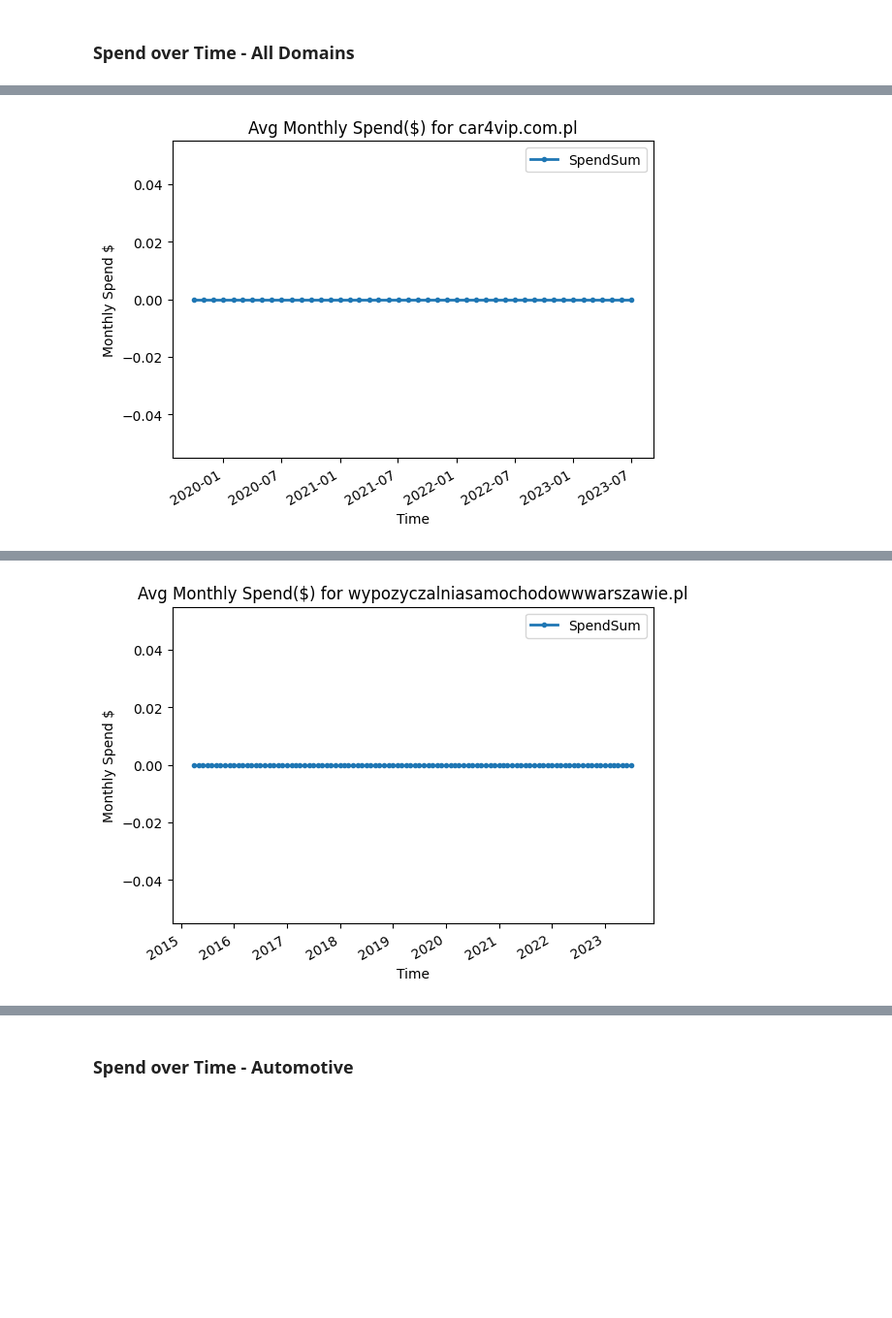
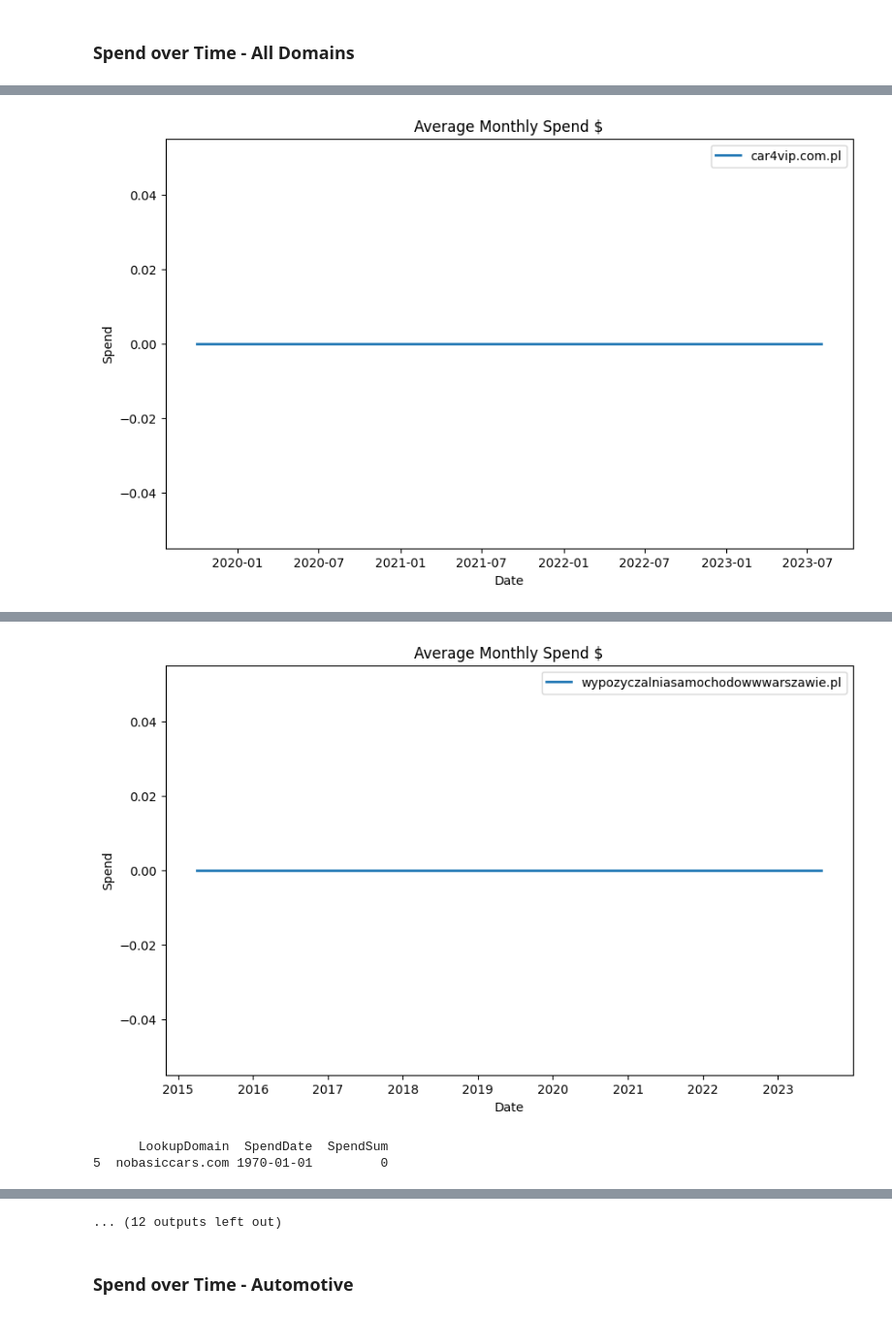
Before and after one commit to limorl/playground-sand-python, a Jupyter notebook: notebooks/payu-poc.ipynb, the cells around one changed output, grey strips where cells are left out. Shown at 97% size. Cells and saved outputs as stored; diff of their text form; code cells hidden in the pictures; blank space fills up the shorter version.

Commit message:
fix spend date over time plotting

```diff
--- a/notebooks/payu-poc.ipynb
+++ b/notebooks/payu-poc.ipynb
@@ -303,5 +231,6 @@ domains_all = ['car4vip.com.pl', 'wypozyczalniasamochodowwwarszawie.pl', 'nobasi
 # %%
 for domain in domains_all:
     sd_for_domain = spend_data.loc[spend_data['LookupDomain'] == domain]
-    plot_count_over_time(sd_for_domain, 'Avg Monthly Spend($) for ' + domain, 'SpendDate', 'SpendSum', 'Monthly Spend $')
+    print(sd_for_domain[['LookupDomain', 'SpendDate', 'SpendSum']], '\n')
+    plot_spend_over_time_for_domains(spend_data, [domain])
 # %% [output]
@@ -308 +240 @@ for domain in domains_all:
-[figure, old version]
+[figure, new version]
@@ -309 +244,3 @@ for domain in domains_all:
-[figure, old version]
+[figure, new version]
+      LookupDomain  SpendDate  SpendSum
+5  nobasiccars.com 1970-01-01         0
@@ -320,3 +266,4 @@ for domain in domains_all:
+... (12 outputs left out)
 # %% [markdown]
 ### Spend over Time - Automotive
 # %%
```
Also changed, not shown: parts of 6 cells of this notebook, 2 other files.
